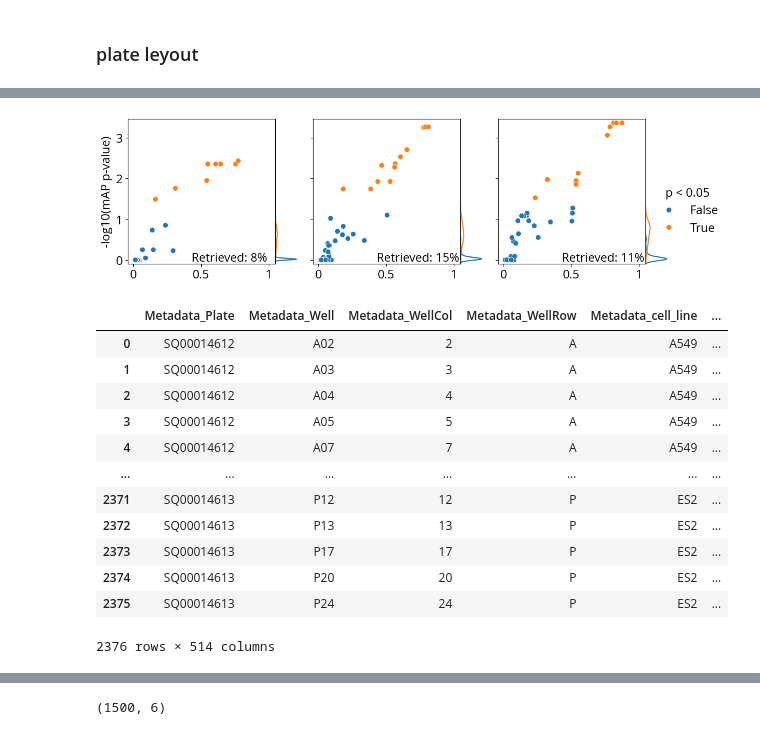
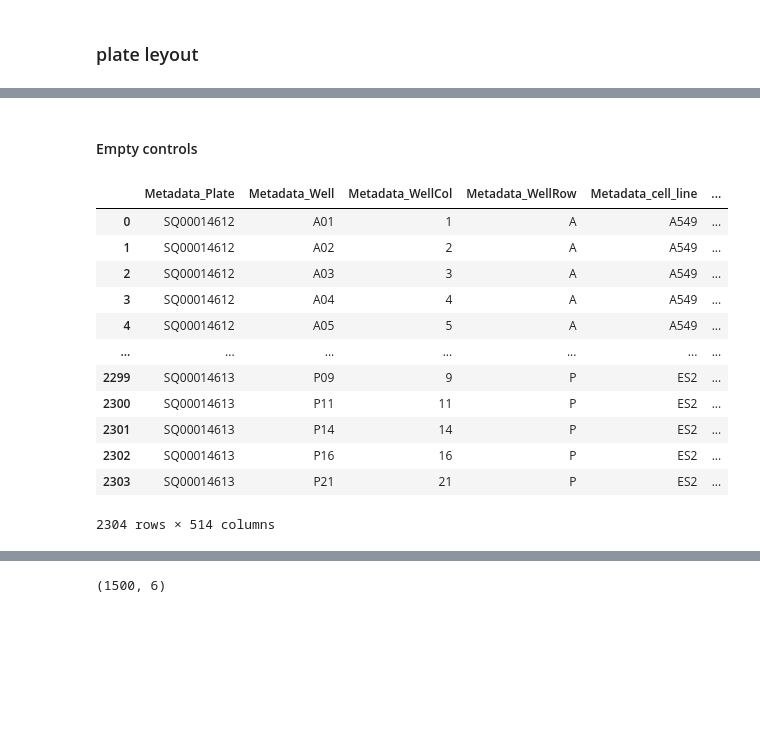
Before and after one commit to alxndrkalinin/grit-benchmark, a Jupyter notebook: 1.calculate-metrics/cell-health/0.calculate-grit.ipynb, the cells around one changed output, grey strips where cells are left out. Cells and saved outputs as stored; diff of their text form; code cells hidden in the pictures; blank space fills up the shorter version.

```diff
--- a/1.calculate-metrics/cell-health/0.calculate-grit.ipynb
+++ b/1.calculate-metrics/cell-health/0.calculate-grit.ipynb
@@ -590,0 +538,9 @@ def plot_map_x3(df, variable, title, move_legend="lower right", pr_x=0.61, pr_y=
+# %%
+perts_6_wells = ch_mad_df.query("Metadata_cell_line == 'A549'").groupby("Metadata_pert_name")["Metadata_Well"].count()
+perts_6_wells = perts_6_wells[perts_6_wells == 6].index.tolist()
+pert_6_wells_and_controls = perts_6_wells + control_barcodes["cutting_control"]
+ch_mad_df_6wells = ch_mad_df.query("Metadata_pert_name != 'EMPTY' and Metadata_pert_name in @pert_6_wells_and_controls").reset_index(drop=True)
+ch_mad_df_6wells["Metadata_is_control"] = ch_mad_df_6wells.Metadata_pert_name.isin(
+    control_barcodes["cutting_control"]
+).astype(int)
+ch_mad_df_6wells
@@ -595,7 +617,0 @@ plot_map_x3(pd.concat(results), "mode", "Standardized", move_legend="center left
-# %%
-
-
-
-plot_map_x3(pd.concat(results), "mode", "Standardized", move_legend="center left", pr_x=0.43, pr_y=0.02)
-# %% [output]
-[figure, removed]
@@ -604,21 +618,23 @@ raise
+# %% [markdown]
+#### Empty controls
 # %%
-pert_6_wells_and_controls = perts_6_wells + control_barcodes["cutting_control"]
-ch_mad_df_6wells = ch_mad_df.query("Metadata_pert_name != 'EMPTY' and Metadata_pert_name in @pert_6_wells_and_controls").reset_index(drop=True)
-ch_mad_df_6wells["Metadata_is_control"] = ch_mad_df_6wells.Metadata_pert_name.isin(
-    control_barcodes["cutting_control"]
+pert_6_wells_and_empty = perts_6_wells + control_barcodes["perturbation_control"]
+ch_mad_df_6wells_empty = ch_mad_df.query("Metadata_pert_name in @pert_6_wells_and_empty").reset_index(drop=True)
+ch_mad_df_6wells_empty["Metadata_is_control"] = ch_mad_df_6wells_empty.Metadata_pert_name.isin(
+    control_barcodes["perturbation_control"]
 ).astype(int)
-ch_mad_df_6wells
+ch_mad_df_6wells_empty
 # %% [output]
 |  | Metadata_Plate | Metadata_Well | Metadata_WellCol | Metadata_WellRow | Metadata_cell_line | ... |
-| 0 | SQ00014612 | A02 | 2 | A | A549 | ... |
-| 1 | SQ00014612 | A03 | 3 | A | A549 | ... |
-| 2 | SQ00014612 | A04 | 4 | A | A549 | ... |
-| 3 | SQ00014612 | A05 | 5 | A | A549 | ... |
-| 4 | SQ00014612 | A07 | 7 | A | A549 | ... |
+| 0 | SQ00014612 | A01 | 1 | A | A549 | ... |
+| 1 | SQ00014612 | A02 | 2 | A | A549 | ... |
+| 2 | SQ00014612 | A03 | 3 | A | A549 | ... |
+| 3 | SQ00014612 | A04 | 4 | A | A549 | ... |
+| 4 | SQ00014612 | A05 | 5 | A | A549 | ... |
 | ... | ... | ... | ... | ... | ... | ... |
-| 2371 | SQ00014613 | P12 | 12 | P | ES2 | ... |
-| 2372 | SQ00014613 | P13 | 13 | P | ES2 | ... |
-| 2373 | SQ00014613 | P17 | 17 | P | ES2 | ... |
-| 2374 | SQ00014613 | P20 | 20 | P | ES2 | ... |
-| 2375 | SQ00014613 | P24 | 24 | P | ES2 | ... |
+| 2299 | SQ00014613 | P09 | 9 | P | ES2 | ... |
+| 2300 | SQ00014613 | P11 | 11 | P | ES2 | ... |
+| 2301 | SQ00014613 | P14 | 14 | P | ES2 | ... |
+| 2302 | SQ00014613 | P16 | 16 | P | ES2 | ... |
+| 2303 | SQ00014613 | P21 | 21 | P | ES2 | ... |
-2376 rows × 514 columns
+2304 rows × 514 columns
```
Also changed, not shown: parts of 42 cells of this notebook, 5 other files.
